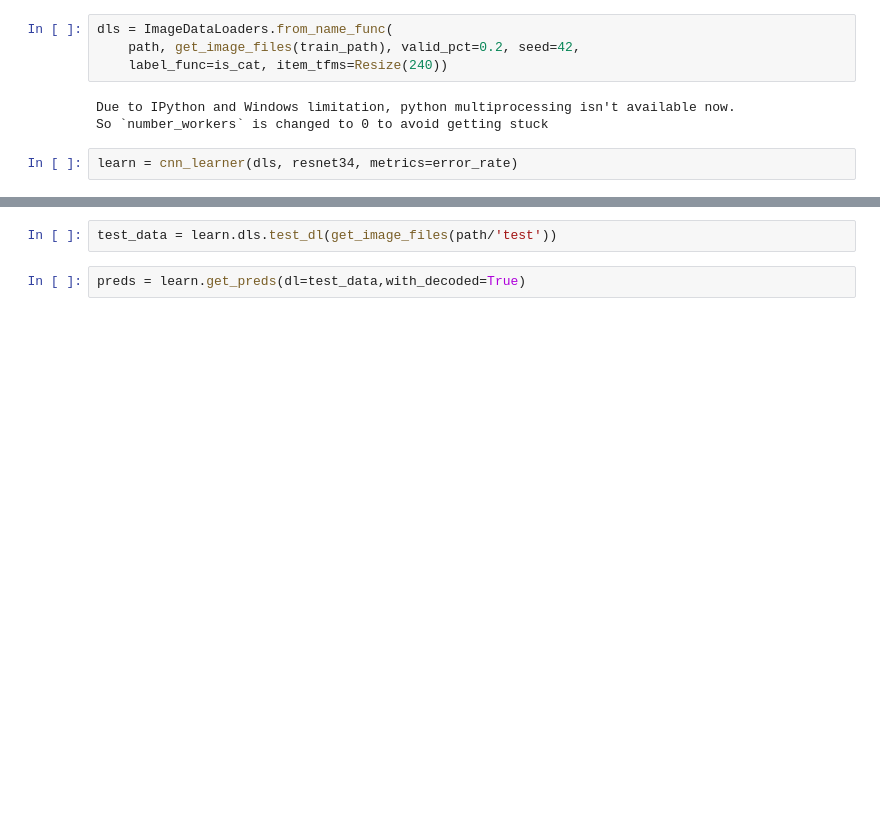
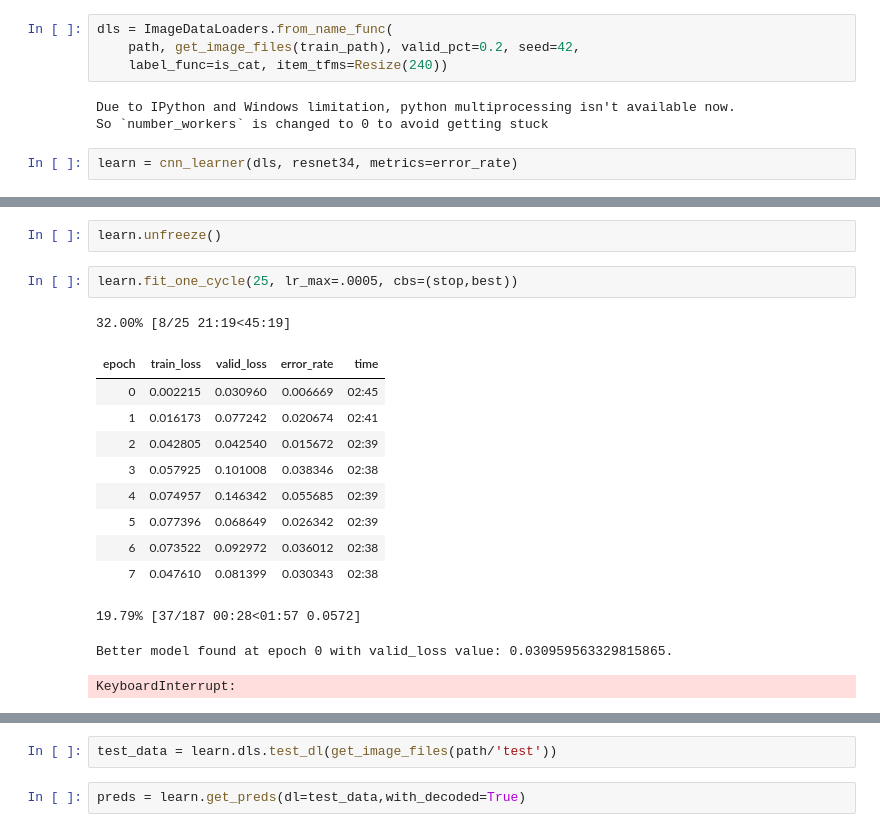
Before and after one commit to daveWinzig/cs356notebooks, a Jupyter notebook: cs356_lab1_winzigd.ipynb, the cells around one changed output, grey strips where cells are left out. Drawn from its saved outputs; the diff is of its cells as text; blank space fills up the shorter version.

```diff
--- a/cs356_lab1_winzigd.ipynb
+++ b/cs356_lab1_winzigd.ipynb
@@ -37,0 +70,18 @@ learn.fine_tune(25,0.0005754399462603033)
+# %%
+learn.unfreeze()
+# %%
+learn.fit_one_cycle(25, lr_max=.0005, cbs=(stop,best))
+# %% [output]
+32.00% [8/25 21:19<45:19]
+| epoch | train_loss | valid_loss | error_rate | time |
+| 0 | 0.002215 | 0.030960 | 0.006669 | 02:45 |
+| 1 | 0.016173 | 0.077242 | 0.020674 | 02:41 |
+| 2 | 0.042805 | 0.042540 | 0.015672 | 02:39 |
+| 3 | 0.057925 | 0.101008 | 0.038346 | 02:38 |
+| 4 | 0.074957 | 0.146342 | 0.055685 | 02:39 |
+| 5 | 0.077396 | 0.068649 | 0.026342 | 02:39 |
+| 6 | 0.073522 | 0.092972 | 0.036012 | 02:38 |
+| 7 | 0.047610 | 0.081399 | 0.030343 | 02:38 |
+19.79% [37/187 00:28<01:57 0.0572]
+Better model found at epoch 0 with valid_loss value: 0.030959563329815865.
+KeyboardInterrupt:
```
Also changed, not shown: parts of 7 cells of this notebook, 2 other files.
